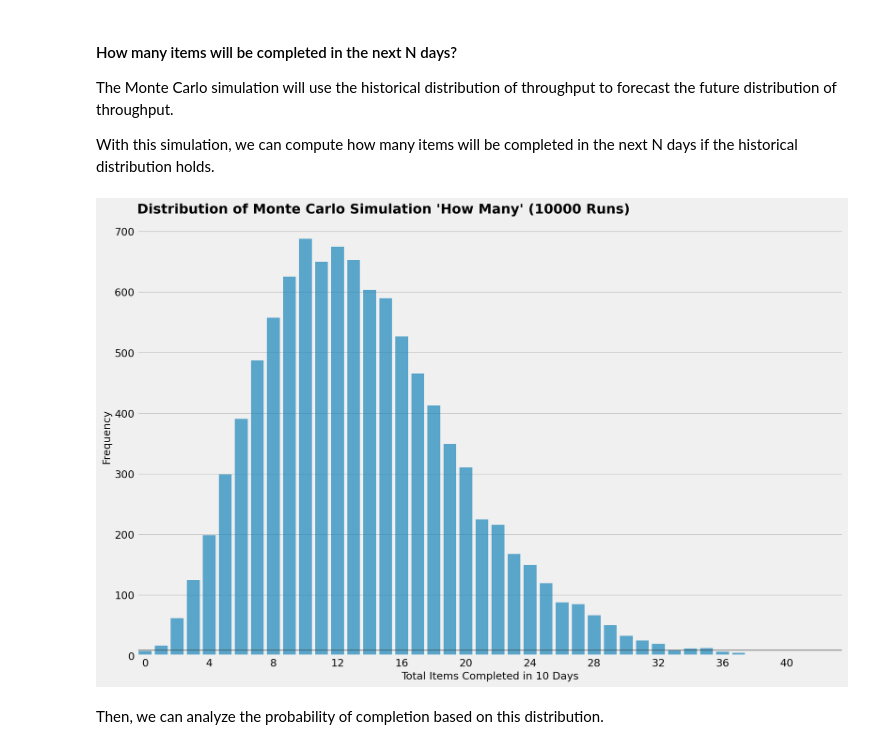
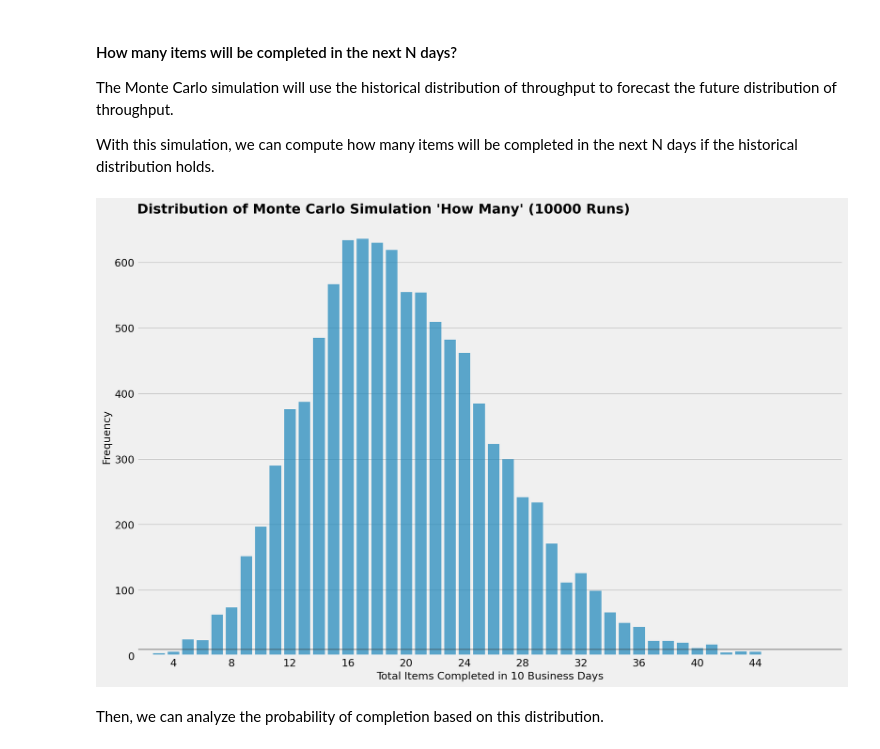
Before and after one commit to jsherer/kanban-metrics, a Jupyter notebook: kanban.ipynb, the cells around one changed output. Drawn from its saved outputs; the diff is of its cells as text; code cells hidden in the pictures.

```diff
--- a/kanban.ipynb
+++ b/kanban.ipynb
@@ -292,7 +313,7 @@ for col in cols:
 
 date_range = pandas.date_range(
     start=throughput.complete_day.min(),
-    end=throughput.complete_day.max()
+    end=throughput.complete_day.max(), freq='B'
 )
 
 throughput = throughput.set_index('complete_day').reindex(date_range).fillna(0).astype(int).rename_axis('Date')
@@ -466,6 +489,7 @@ f.head()
 # %%
 ending_status = STATUS_ORDER[-1]
-flow_columns = ['date'] + list(reversed(STATUS_ORDER))
+status_columns = list(reversed(STATUS_ORDER))
+flow_columns = ['date'] + status_columns
 
 flow = f[flow_columns]
 
@@ -523,2 +545,36 @@ _ = ax.set_ylim([y_min - tenth, y_max + 2*tenth])
 # %%
 ax.figure.savefig('images/flow-timeline.png')
+# %%
+# custom area plot data
+flow_agg = flow[flow_columns]
+x  = flow_agg['date'] = pandas.to_datetime(flow_agg['date'])
+
+# create the aggregations based on the (reversed) status order
+flow_agg[status_columns] = flow_agg[status_columns].divide(flow_agg[status_columns].sum(axis=1), axis=0)
+
+ys = []
+for status in reversed(STATUS_ORDER):
+    lasty = ys[-1] if ys else 0
+    y = flow_agg[status] = (flow_agg[status] + lasty).astype(float)
+    ys.append(y)
+
+# melt the data to be able to be sent to lineplot
+xyz = pandas.melt(flow_agg, ['date'])
+xyz['value'] = xyz['value'].astype(float)
+# %%
+matplotlib.pyplot.figure(dpi=150, figsize=(15,10))
+
+ax = seaborn.lineplot(x='date', y='value', hue='variable', data=xyz)
+
+# create the area fills between lines
+lasty = 0
+for i, y in enumerate(ys):
+    ax.fill_between(x, lasty, y, color=f'C{i}', alpha=0.7,
+        interpolate=False)
+    lasty = y
+
+ax.set_title("Normalized Cumulative Flow Since {}".format(flow_agg['date'].min().strftime('%Y-%m-%d')), loc='left', fontdict={
+             'fontsize': 18, 'fontweight': 'semibold'})
+
+ax.set_xlabel('Timeline')
+ax.set_ylabel('Items Percent')
@@ -778,19 +839,19 @@ distribution_how = samples.groupby(['Items']).size().reset_index(name='Frequency
 # %%
 matplotlib.pyplot.figure(dpi=150, figsize=(15, 10))
 
 ax = seaborn.barplot(x='Items', y='Frequency', data=distribution_how, color='C0', alpha=0.7)
 
 ax.set_title(f"Distribution of Monte Carlo Simulation 'How Many' ({SIMULATIONS} Runs)", loc='left',
              fontdict={'size': 18, 'weight': 'semibold'})
 
-ax.set_xlabel(f"Total Items Completed in {SIMULATION_DAYS} Days")
+ax.set_xlabel(f"Total Items Completed in {SIMULATION_DAYS} Business Days")
 ax.set_ylabel('Frequency')
 
 ax.set_xticks(distribution_how['Items'][0::len(distribution_how['Items'])//10])
 
 ax.axhline(y=SIMULATIONS*0.001, color=darkgrey, alpha=.5);
 # %% [output]
-[figure, old version]
+[figure, new version]
 # %%
 ax.figure.savefig('images/distribution-montecarlo-how.png')
 # %% [markdown]
```
Also changed, not shown: parts of 25 cells of this notebook, 14 other files.
